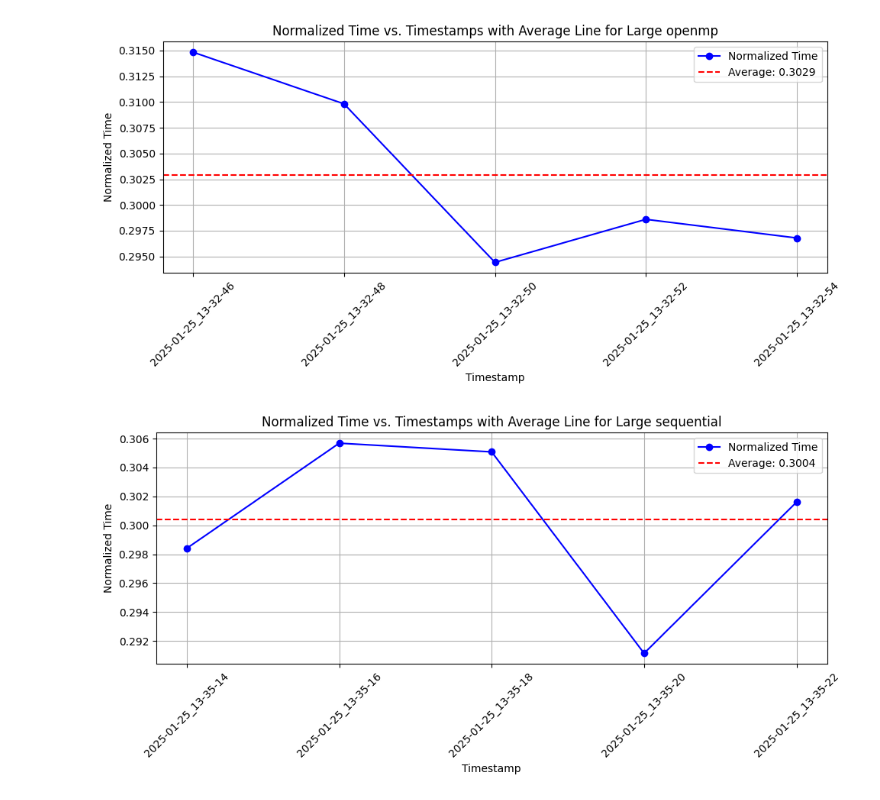
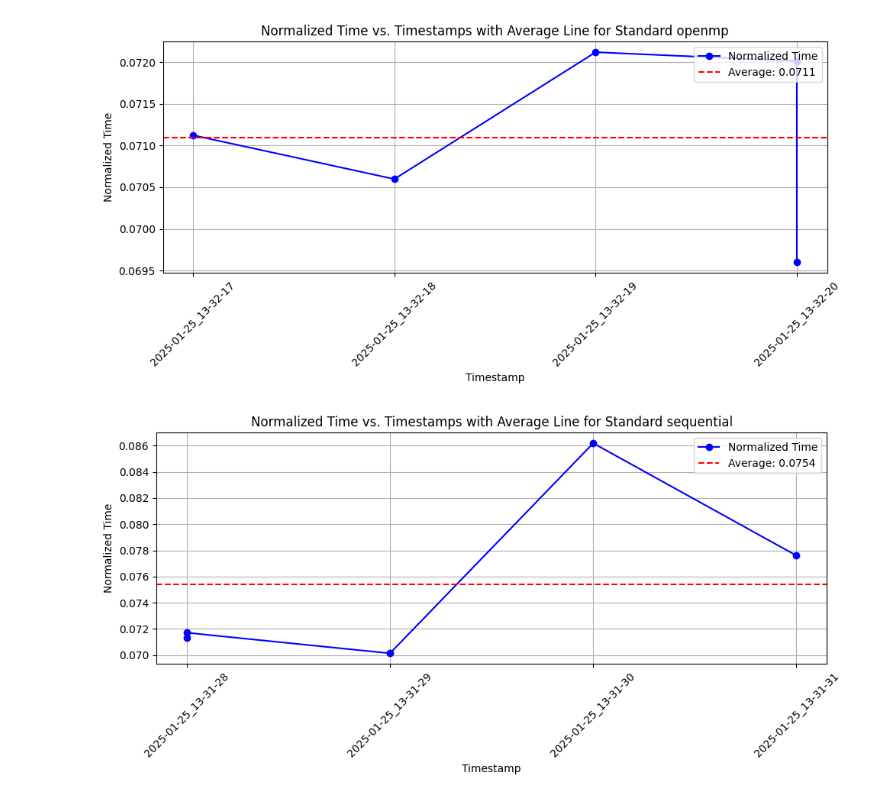
Before and after one commit to fabiobove-dr/HPC-jacobi-2d-imper, a Jupyter notebook: report/benchmarking_analysis.ipynb, the cells around one changed output. Saved outputs shown, nothing was run; the diff lists cells and outputs as text; code cells hidden in the pictures.

```diff
--- a/report/benchmarking_analysis.ipynb
+++ b/report/benchmarking_analysis.ipynb
@@ -6,7 +6,7 @@ import matplotlib.pyplot as plt
 import numpy as np
 # %%
 # List of files to compare
-size="large"
+size="standard"
 files = [
     f"./openmp/{size}_openmp.json",
     f"./sequential/{size}_sequential.json",
@@ -20,35 +20,35 @@ def load_data_and_create_plot(filename):
 
     # Extract timestamps and normalized times
     timestamps = [list(item.keys())[0].split('=')[1] for item in data]
     normalized_times = [item[list(item.keys())[0]]['Normalized-time'] for item in data]
 
     # Calculate the average normalized time
     avg_normalized_time = np.mean(normalized_times)
 
     # Create plot
     plt.figure(figsize=(10, 5))
     plt.plot(timestamps, normalized_times, marker='o', linestyle='-', color='b', label="Normalized Time")
     plt.axhline(y=avg_normalized_time, color='r', linestyle='--', label=f"Average: {avg_normalized_time:.4f}")
     plt.xticks(rotation=45)
     plt.title(f"Normalized Time vs. Timestamps with Average Line for {os.path.basename(filename).split('.')[0].replace('_', ' ').capitalize()}")
     plt.xlabel("Timestamp")
     plt.ylabel("Normalized Time")
     plt.grid(True)
     plt.legend(loc='upper right')
     plt.tight_layout()
 
     # Show the plot
     plt.show()
     # plot_filename = f"{os.path.basename(filename).split('.')[0]}_plot.png"
     # plt.savefig(plot_filename)
     plt.close()
 
 # Loop through each file and create the plot
 for file in files:
     load_data_and_create_plot(file)
 # %% [output]
-[figure, old version]
+[figure, new version]
-[figure, old version]
+[figure, new version]
 # %%
 # load the data from a file and calculate the average
 def load_data_and_calculate_avg(filename):
```
Also changed, not shown: parts of 3 cells of this notebook.
